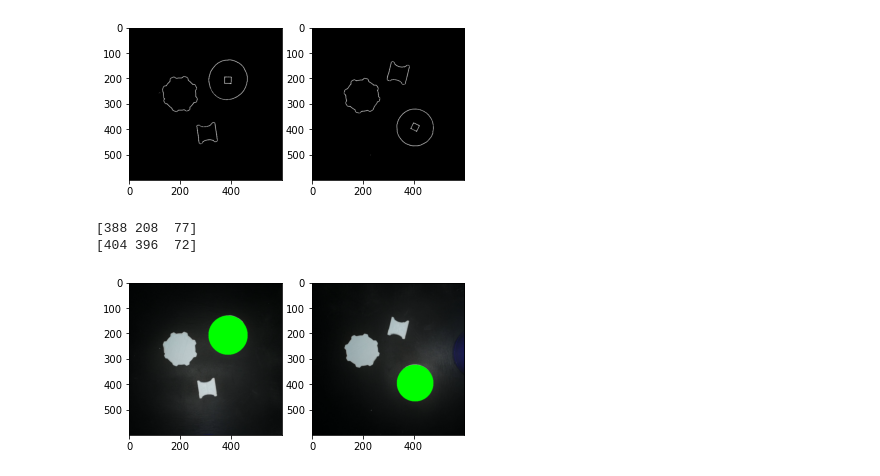
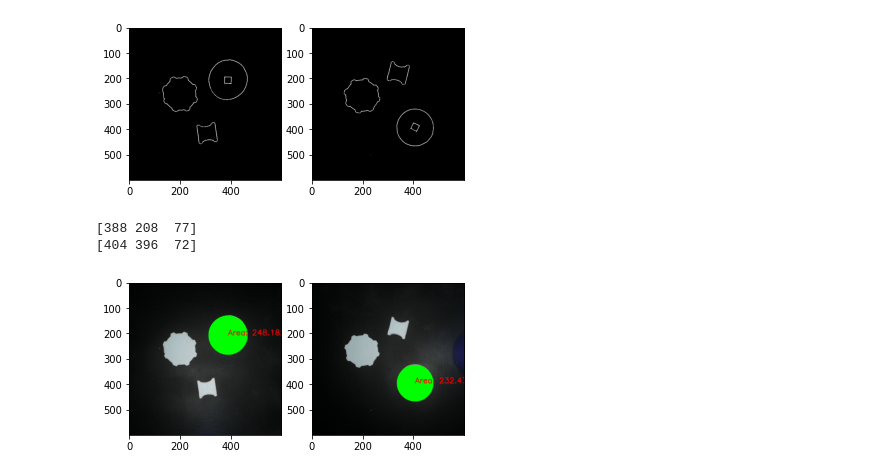
Before and after one commit to MarvinMVargas/Clase-de-Sistemas-de-Visi-n, a Jupyter notebook: PIA/VSNM_PIA.ipynb, the cells around one changed output. Drawn from its saved outputs; the diff is of its cells as text; code cells hidden in the pictures.

Commit message:
area overlay sheyla lol xd

```diff
--- a/PIA/VSNM_PIA.ipynb
+++ b/PIA/VSNM_PIA.ipynb
@@ -111,23 +111,24 @@ for i in range(len(binaryImgs)):
 # %%
 circles = []
 imgs = rsImgs
 
 for img in binaryImgs:
     circles.append(cv.HoughCircles(img,cv.HOUGH_GRADIENT,1,20,
                             param1=50,param2=30,minRadius=0,maxRadius=0))
 
 circles = np.uint16(np.around(circles))
 
 for i in range(len(circles)):
     for circle in circles[i][0]:
         print(circle)
         cv.circle(imgs[i],(circle[0],circle[1]),circle[2],(0,255,0),-1)
+        cv.putText(imgs[i],"Area: " + str(np.pi*(circle[2]^2)),(circle[0],circle[1]),cv.FONT_HERSHEY_SIMPLEX,1,(255,0,0),2)
 
 fig,axs = plt.subplots(1,2)
 
 for i in range(len(axs)):
     axs[i].imshow(imgs[i])
 # %% [output]
 [388 208  77]
 [404 396  72]
-[figure, old version]
+[figure, new version]
```
